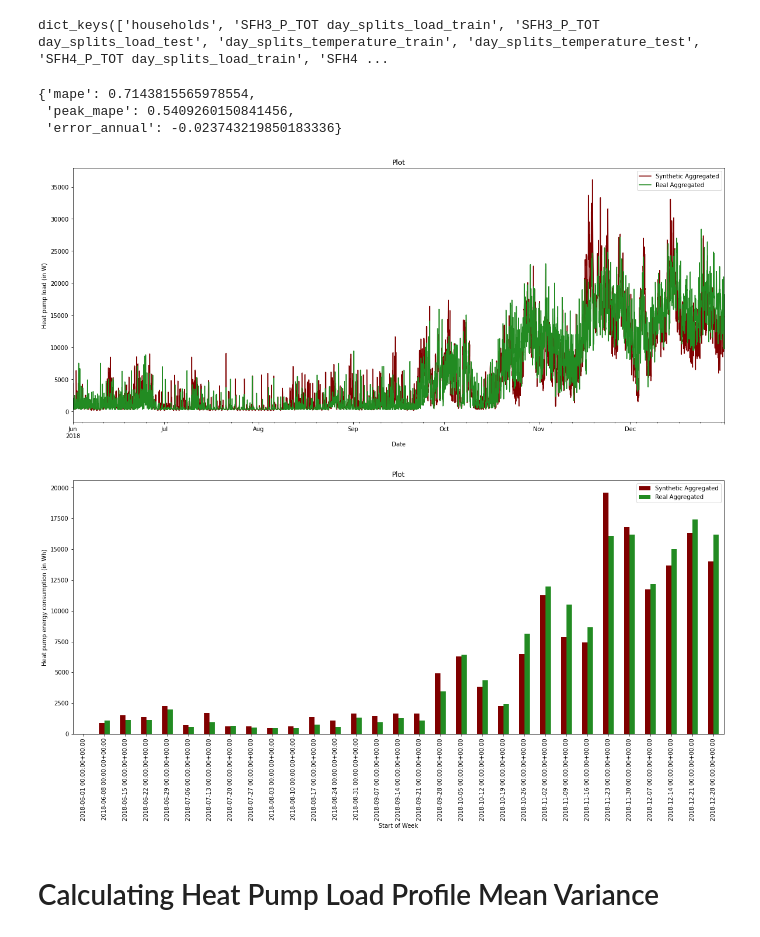
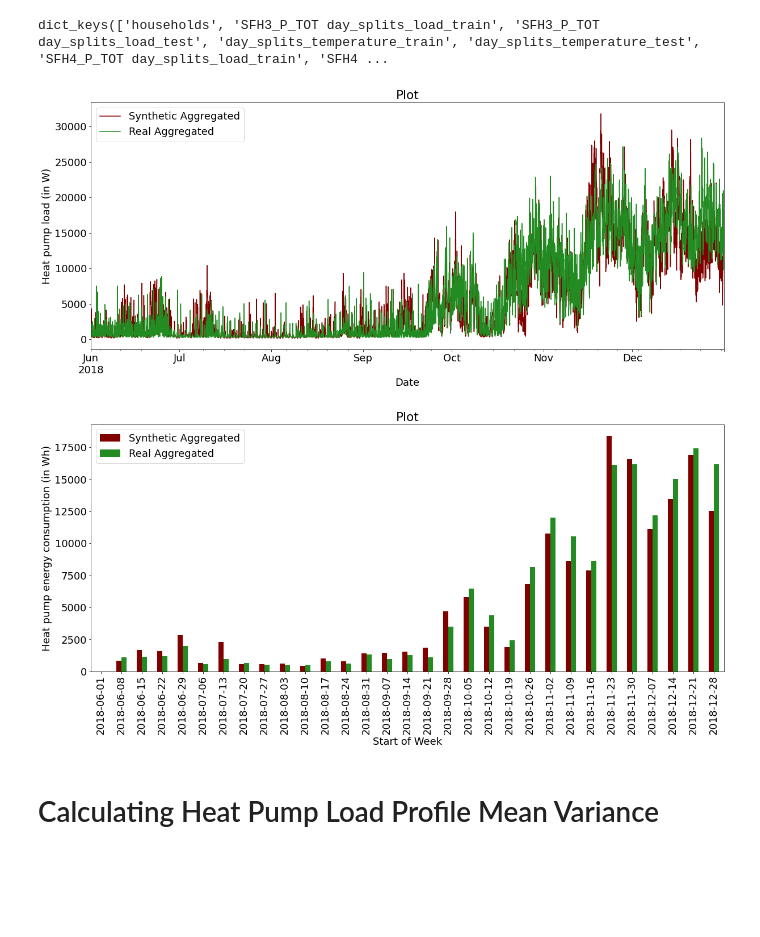
Before and after one commit to leloq/synthetic-heat-pump-load-profile-generator, a Jupyter notebook: Evaluate on 2018.ipynb, the cells around one changed output. Cells and saved outputs as stored; diff of their text form; code cells hidden in the pictures; blank space fills up the shorter version.

Commit message:
fixed errors

```diff
--- a/Evaluate on 2018.ipynb
+++ b/Evaluate on 2018.ipynb
@@ -8,12 +8,15 @@ import numpy as np
 from sklearn.cluster import KMeans
 import random
 import sklearn
+
+import matplotlib.pyplot as plt
+plt.rcParams.update({'font.size': 18})
 # %%
 # Load data from 2018
 
 
-with open("2018_final_processed_hp.pkl", "rb") as f:
-    data_18 = pickle.load(f)
+with open("1920 Final Data w. Additional Features HP Hourly Agg.pkl", "rb") as f:
+    data = pickle.load(f)
 
 # Build data object for 2019 + 2020 training set
 
@@ -25,7 +28,7 @@ target_households = ['SFH3_P_TOT', 'SFH4_P_TOT', 'SFH5_P_TOT', 'SFH7_P_TOT', 'SF
        'SFH39_P_TOT']
 
 
-def build_data(df, target_households, train_size = 0.8):
+def build_data(df, target_households, train_size = 0.8, daily_resolution = 24): # daily resolution determines number of day in clusterin process
     data = {"households":target_households}
 
     for household in target_households:
@@ -46,7 +49,7 @@ def build_data(df, target_households, train_size = 0.8):
         data.update({"day_splits_temperature_test":day_splits_temperature_test})
     return data
 
-data = build_data(df, target_households, train_size = ) # never simply print this data object, it burns your computer
+data = build_data(data, target_households, train_size = 1.0) # never simply print this data object, it burns your computer
 # %%
 data.keys()
 # %% [output]
@@ -140,6 +146,9 @@ def synthetic_whole_load18(data, n_clusters):
 n_clusters = 10
 real_df, synthetic_df = synthetic_whole_load18(data, n_clusters)
 # %%
+
+
+
 def create_combined_df(synthetic_df, real_df):
     combined_df = pd.DataFrame(index=real_df.index)
     combined_df["Synthetic Aggregated"] = synthetic_df.sum(axis=1)
@@ -150,44 +159,42 @@ def plot_standard(combined_df, title="Plot"):
     ax = combined_df.plot(figsize=(20,8),title=title,color=["maroon","forestgreen"])
     ax.set_xlabel("Date")
     ax.set_ylabel("Heat pump load (in W)")
 
 def plot_reduced(combined_df, reduction=24*7,title="Plot"):
     reduced_df = combined_df.rolling(reduction).mean()
     reduced_df = reduced_df.iloc[::reduction, :]
 
+    old_idx = reduced_df.index.tolist()
+    new_idx = [str(x).split(" ")[0] for x in old_idx]
+    reduced_df.index = new_idx
+
     ax = reduced_df.plot.bar(figsize=(20,8),title=title,color=["maroon","forestgreen"])
     ax.set_xlabel("Start of Week")
     ax.set_ylabel("Heat pump energy consumption (in Wh)")
+
 
 def calculate_metrics(combined_df):
     # calculate MAPE
     mape = sklearn.metrics.mean_absolute_percentage_error(combined_df["Synthetic Aggregated"],combined_df["Real Aggregated"])
 
     # calculate Peak MAPE
     reduction = 24
     reduced_df = combined_df.rolling(reduction).max()
     reduced_df = reduced_df.iloc[::reduction, :]
     reduced_df.dropna(inplace=True)
     peak_mape = sklearn.metrics.mean_absolute_percentage_error(reduced_df["Synthetic Aggregated"],reduced_df["Real Aggregated"])
 
     # calculate Error of annual consumption
     combined_df_sum = combined_df.sum()
     error_annual = ((float(combined_df["Synthetic Aggregated"].sum())-combined_df["Real Aggregated"].sum())/combined_df["Real Aggregated"].sum())
-
-
-    result = {"mape":mape,"peak_mape":peak_mape, "error_annual":error_annual}
-    return result
+    print(error_annual)
 
 combined_df = create_combined_df(synthetic_df, real_df)
 plot_standard(combined_df)
-plot_reduced(combined_df)
-calculate_metrics(combined_df)
+reduced_df = plot_reduced(combined_df)
 # %% [output]
-{'mape': 0.7143815565978554,
- 'peak_mape': 0.5409260150841456,
- 'error_annual': -0.023743219850183336}
-[figure, old version]
+[figure, new version]
-[figure, old version]
+[figure, new version]
 # %%
 # Saving our results for detailed metrics calculation in the bottom
 
```
Also changed, not shown: parts of 8 cells of this notebook.
